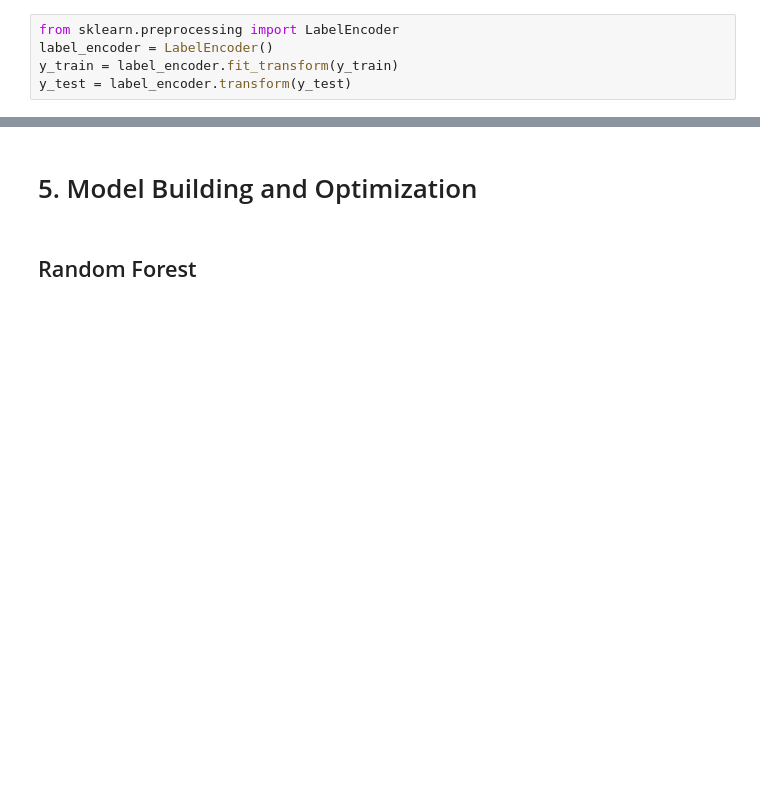
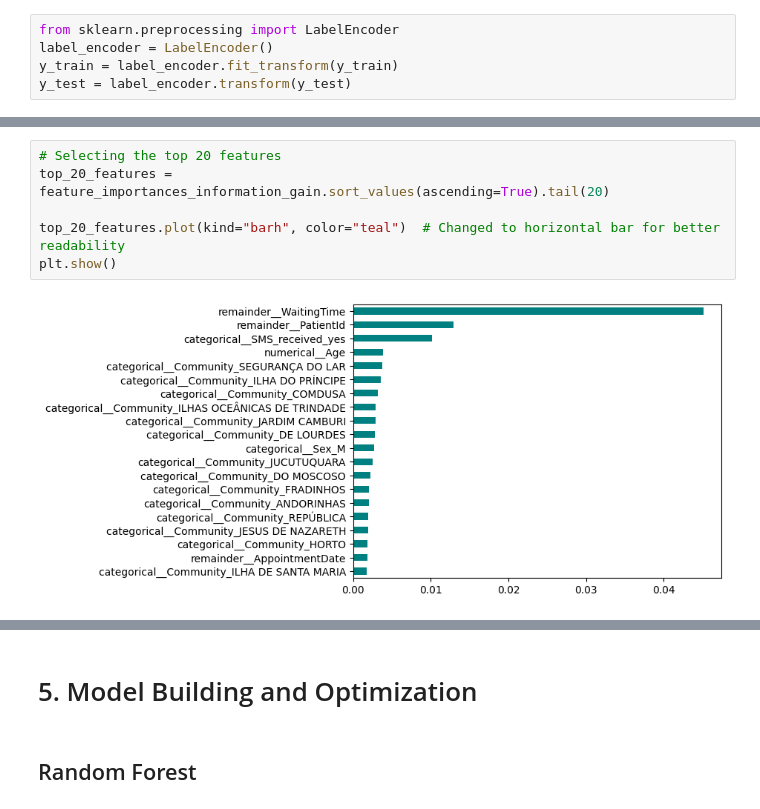
Before and after one commit to kiraduske/DataScience_project, a Jupyter notebook: Data Science Project.ipynb, the cells around one changed output, grey strips where cells are left out. Saved outputs shown, nothing was run; the diff lists cells and outputs as text; blank space fills up the shorter version.

```diff
--- a/Data Science Project.ipynb
+++ b/Data Science Project.ipynb
@@ -669,0 +754,8 @@ y_test = label_encoder.transform(y_test)
+# %%
+# Selecting the top 20 features
+top_20_features = feature_importances_information_gain.sort_values(ascending=True).tail(20)
+
+top_20_features.plot(kind="barh", color="teal")  # Changed to horizontal bar for better readability
+plt.show()
+# %% [output]
+[figure, added]
```
Also changed, not shown: parts of 30 cells of this notebook, 1 other file.
